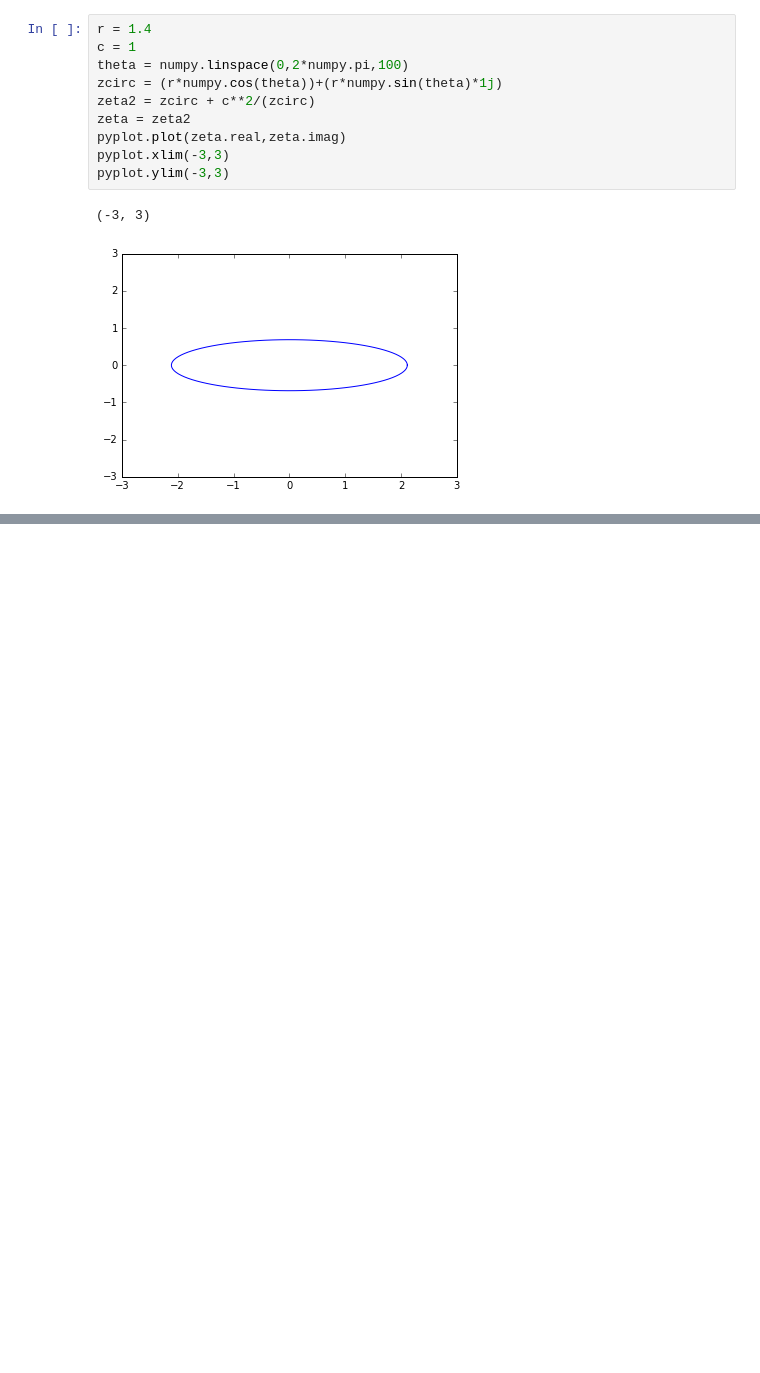
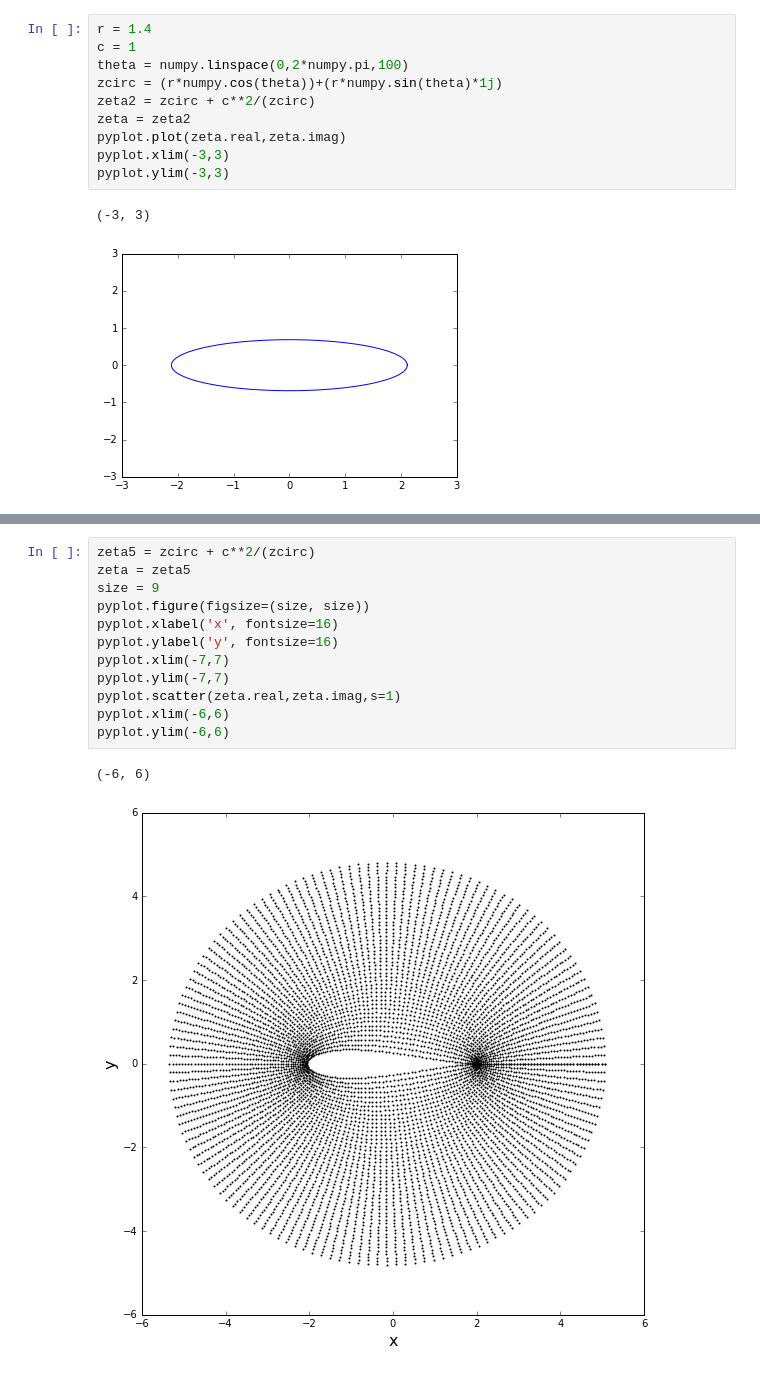
Before and after one commit to lpgleaves/mae6226-workspace, a Jupyter notebook: 06_Assignment_working.ipynb, the cells around one changed output, grey strips where cells are left out. Cells and saved outputs as stored; diff of their text form; blank space fills up the shorter version.

```diff
--- a/06_Assignment_working.ipynb
+++ b/06_Assignment_working.ipynb
@@ -97,0 +126,15 @@ pyplot.ylim(-3,3)
+# %%
+zeta5 = zcirc + c**2/(zcirc)
+zeta = zeta5
+size = 9
+pyplot.figure(figsize=(size, size))
+pyplot.xlabel('x', fontsize=16)
+pyplot.ylabel('y', fontsize=16)
+pyplot.xlim(-7,7)
+pyplot.ylim(-7,7)
+pyplot.scatter(zeta.real,zeta.imag,s=1)
+pyplot.xlim(-6,6)
+pyplot.ylim(-6,6)
+# %% [output]
+(-6, 6)
+[figure, added]
```
Also changed, not shown: parts of 11 cells of this notebook, 1 other file.
